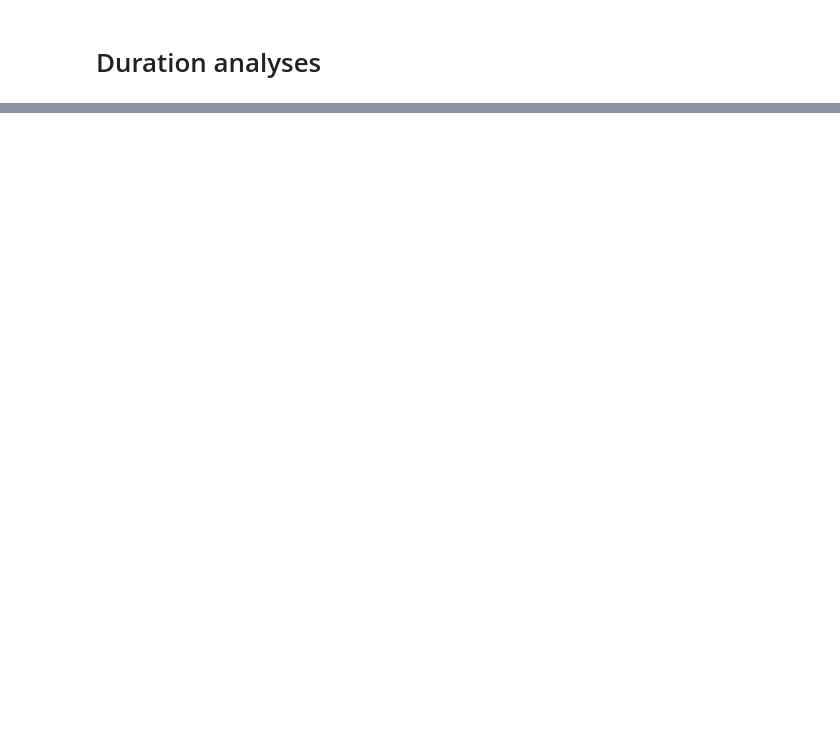
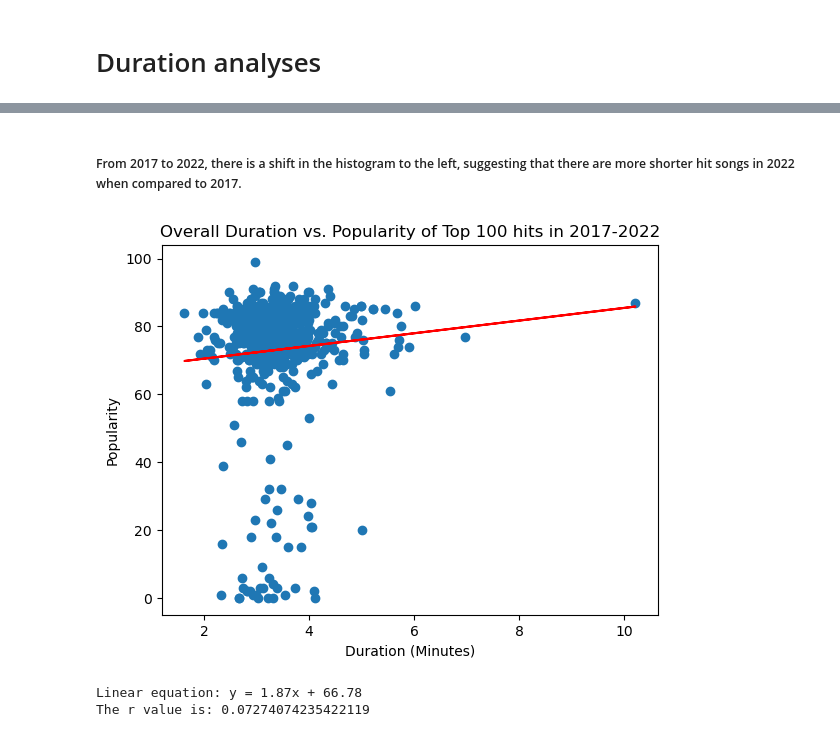
Before and after one commit to catisf/Project-1-Group-2, a Jupyter notebook: jupyter_notebooks/duration_analyses.ipynb, the cells around one changed output, grey strips where cells are left out. Saved outputs shown, nothing was run; the diff lists cells and outputs as text; code cells hidden in the pictures; blank space fills up the shorter version.

```diff
--- a/jupyter_notebooks/duration_analyses.ipynb
+++ b/jupyter_notebooks/duration_analyses.ipynb
@@ -109,0 +161,29 @@ plt.show()
+# %% [markdown]
+##### From 2017 to 2022, there is a shift in the histogram to the left, suggesting that there are more shorter hit songs in 2022 when compared to 2017.
+# %%
+# Duration vs populartiy overall
+
+duration_ms = spoti_df["duration_ms"]
+x_axis = mil_to_minf(duration_ms)
+y_axis = spoti_df["track popularity"]
+
+# Linear regression
+(slope, intercept, rvalue, pvalue, stderr) = st.linregress(x_axis, y_axis)
+regress_values = x_axis * slope + intercept
+line_eq = "y = " + str(round(slope,2)) + "x + " + str(round(intercept,2))
+
+plt.scatter(x_axis, y_axis)
+plt.plot(x_axis,regress_values, color = "red")
+plt.title("Overall Duration vs. Popularity of Top 100 hits in 2017-2022")
+plt.xlabel("Duration (Minutes)")
+plt.ylabel("Popularity")
+
+# Save and show the scatter
+plt.savefig("../output_data/duration_popularity_overall.png")
+plt.show()
+print(f"Linear equation: {line_eq}")
+print(f"The r value is: {rvalue}")
+# %% [output]
+[figure, added]
+Linear equation: y = 1.87x + 66.78
+The r value is: 0.07274074235422119
```
Also changed, not shown: parts of 19 cells of this notebook, 6 other files.
